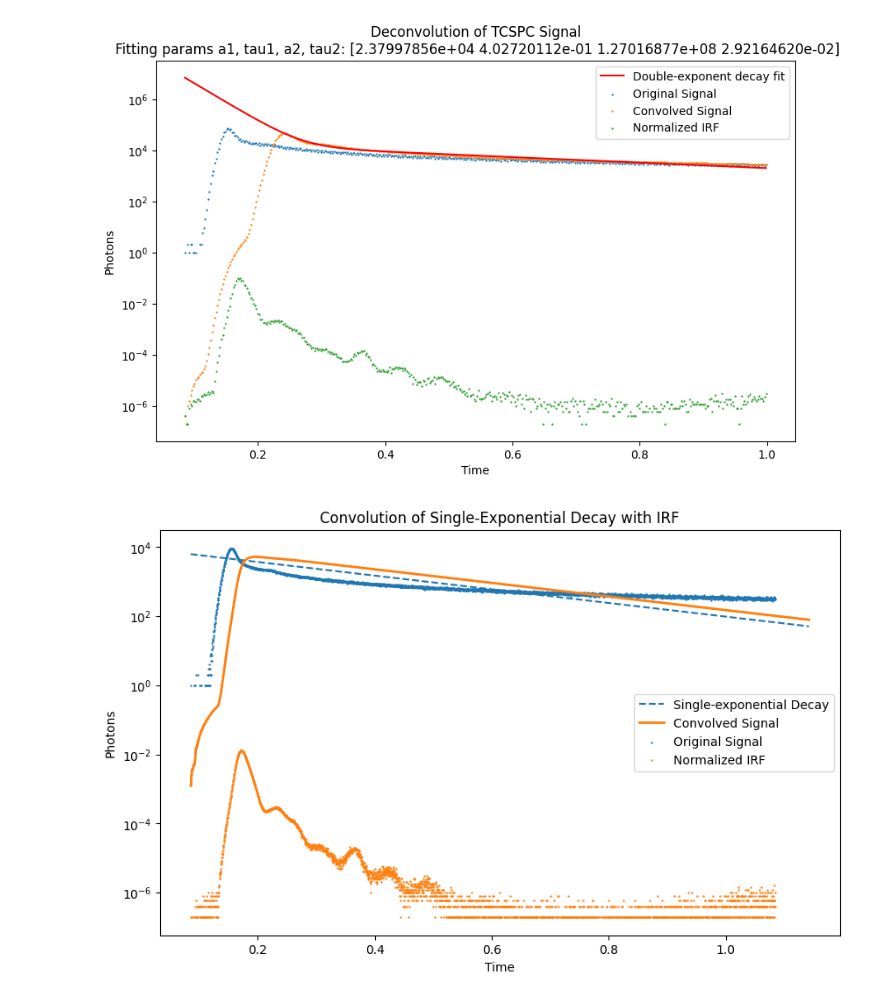
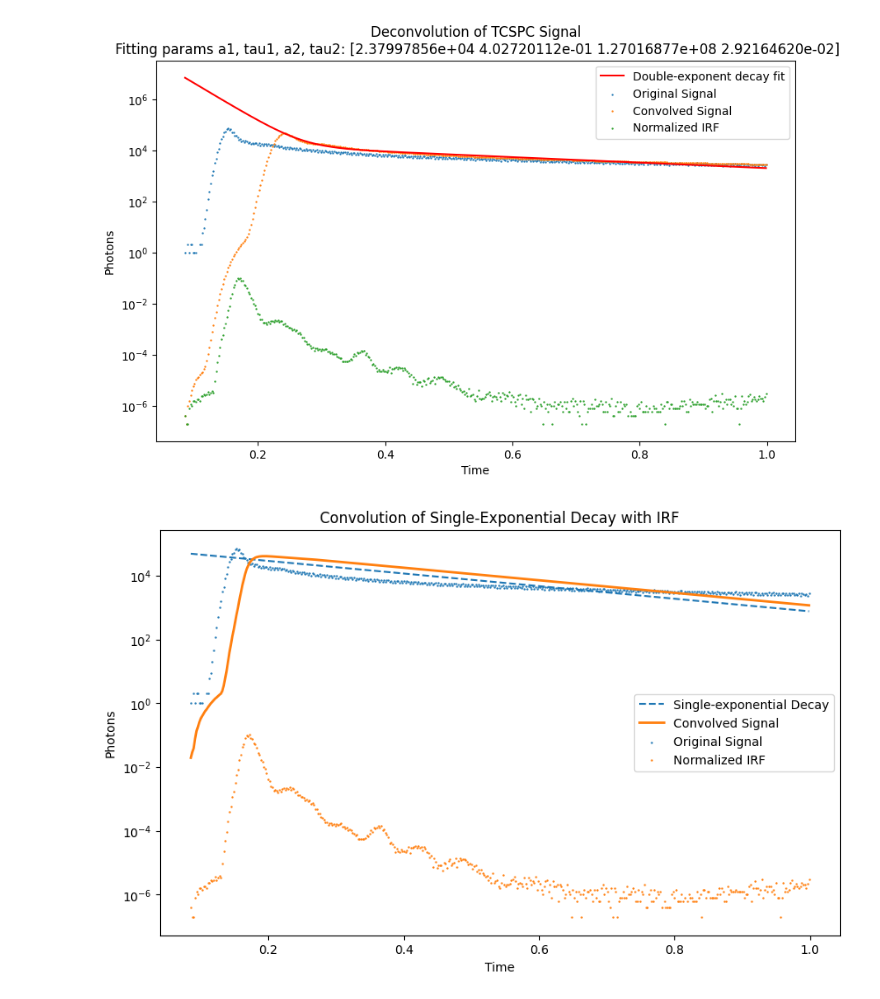
Before and after one commit to mkizilov/ReconFit, a Jupyter notebook: Exp.ipynb, the cells around one changed output. Saved outputs shown, nothing was run; the diff lists cells and outputs as text; code cells hidden in the pictures.

```diff
--- a/Exp.ipynb
+++ b/Exp.ipynb
@@ -225,34 +225,40 @@ def fluorescence_lifetime(df, df_IRF):
 def single_exponential_decay(time, a, tau):
     return a * np.exp(-time / tau)
 
-def plot_convolution(df, df_IRF, tau):
+def plot_convolution(df, df_IRF):
     # Ensure the data is sorted by time
+    tau = fluorescence_lifetime(df, df_IRF)
     df = df.sort_values(by='Time')
     df_IRF = df_IRF.sort_values(by='Time')
+
+    df = df_to_histogram(df, bins = 1000)
+    df_IRF = df_to_histogram_edges(df_IRF, df)
+
+    df = df_cut_max(df, 1)
+    df_IRF = df_cut_max(df_IRF, 1)
 
     # Normalize the IRF
     df_IRF['Photons'] /= np.sum(df_IRF['Photons'])
 
     # Generate the single-exponential decay using the fluorescence lifetime tau
     decay = single_exponential_decay(df['Time'], np.max(df['Photons']), tau)
 
     # Perform the convolution of the decay with the IRF
     convolved_signal = np.convolve(decay, df_IRF['Photons'], mode='full')[:len(df)]
 
     # Plot the original signal, the IRF, the single-exponential decay, and the convolved signal
     plt.figure(figsize=(10, 6))
     plt.scatter(df['Time'], df['Photons'], label='Original Signal', marker='o', s = 0.5)
     plt.plot(df['Time'], decay, label='Single-exponential Decay', linestyle='--')
     plt.scatter(df_IRF['Time'], df_IRF['Photons'], label='Normalized IRF', s = 0.5)
     plt.plot(df['Time'], convolved_signal, label='Convolved Signal', linewidth=2)
 
     plt.xlabel('Time')
     plt.ylabel('Photons')
     plt.yscale('log')
     plt.title('Convolution of Single-Exponential Decay with IRF')
     plt.legend()
     plt.show()
-tau = fluorescence_lifetime(df, df_IRF)
-plot_convolution(df, df_IRF, tau)
+plot_convolution(df, df_IRF)
 # %% [output]
-[figure, old version]
+[figure, new version]
```
